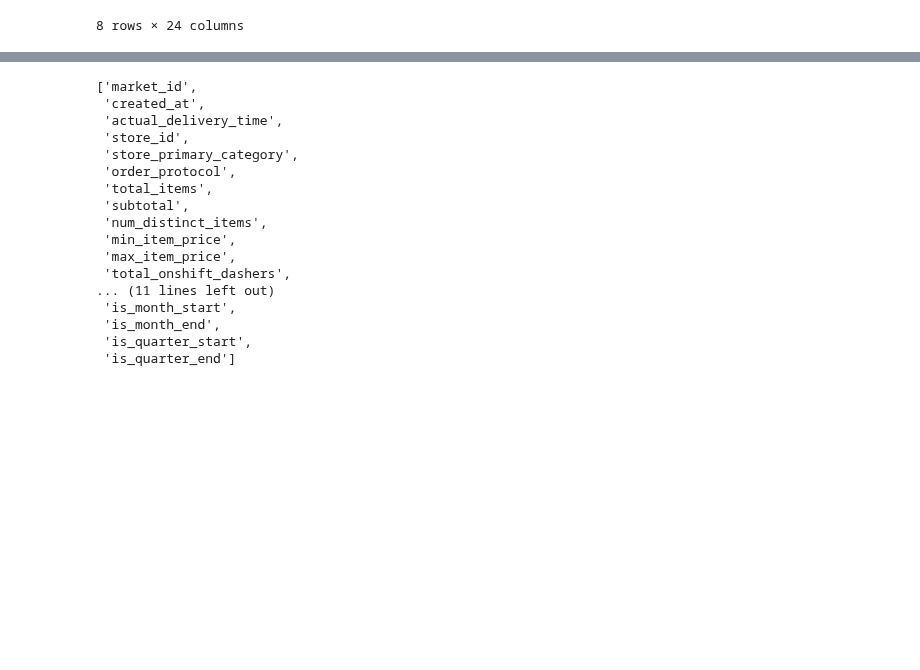
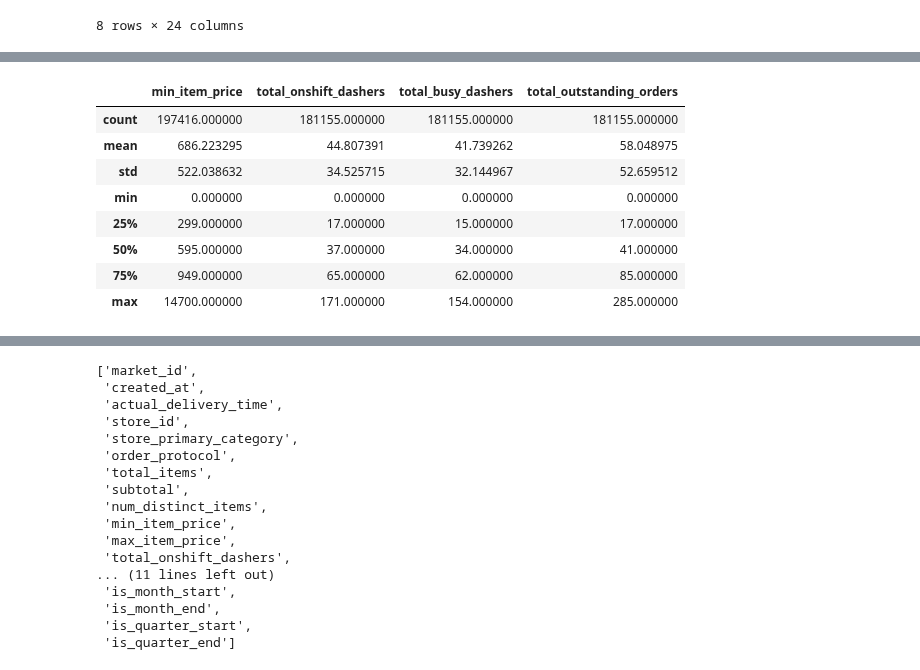
Before and after one commit to mindyng/2023-Business-Projects, a Jupyter notebook: doordash-delivery-time-prediction.ipynb, the cells around one changed output, grey strips where cells are left out. Drawn from its saved outputs; the diff is of its cells as text; code cells hidden in the pictures; blank space fills up the shorter version.

```diff
--- a/doordash-delivery-time-prediction.ipynb
+++ b/doordash-delivery-time-prediction.ipynb
@@ -1206,0 +1239,19 @@ data.describe()
+# %%
+data.loc[data.min_item_price < 0, 'min_item_price'] = 0
+data.loc[data.total_onshift_dashers < 0, 'total_onshift_dashers'] = 0
+data.loc[data.total_busy_dashers < 0, 'total_busy_dashers'] = 0
+data.loc[data.total_outstanding_orders < 0, 'total_outstanding_orders'] = 0
+# %%
+#Check that negatives removed
+temp = data[['min_item_price', 'total_onshift_dashers', 'total_busy_dashers', 'total_outstanding_orders']]
+temp.describe()
+# %% [output]
+|  | min_item_price | total_onshift_dashers | total_busy_dashers | total_outstanding_orders |
+| count | 197416.000000 | 181155.000000 | 181155.000000 | 181155.000000 |
+| mean | 686.223295 | 44.807391 | 41.739262 | 58.048975 |
+| std | 522.038632 | 34.525715 | 32.144967 | 52.659512 |
+| min | 0.000000 | 0.000000 | 0.000000 | 0.000000 |
+| 25% | 299.000000 | 17.000000 | 15.000000 | 17.000000 |
+| 50% | 595.000000 | 37.000000 | 34.000000 | 41.000000 |
+| 75% | 949.000000 | 65.000000 | 62.000000 | 85.000000 |
+| max | 14700.000000 | 171.000000 | 154.000000 | 285.000000 |
```
Also changed, not shown: parts of 17 cells of this notebook.
